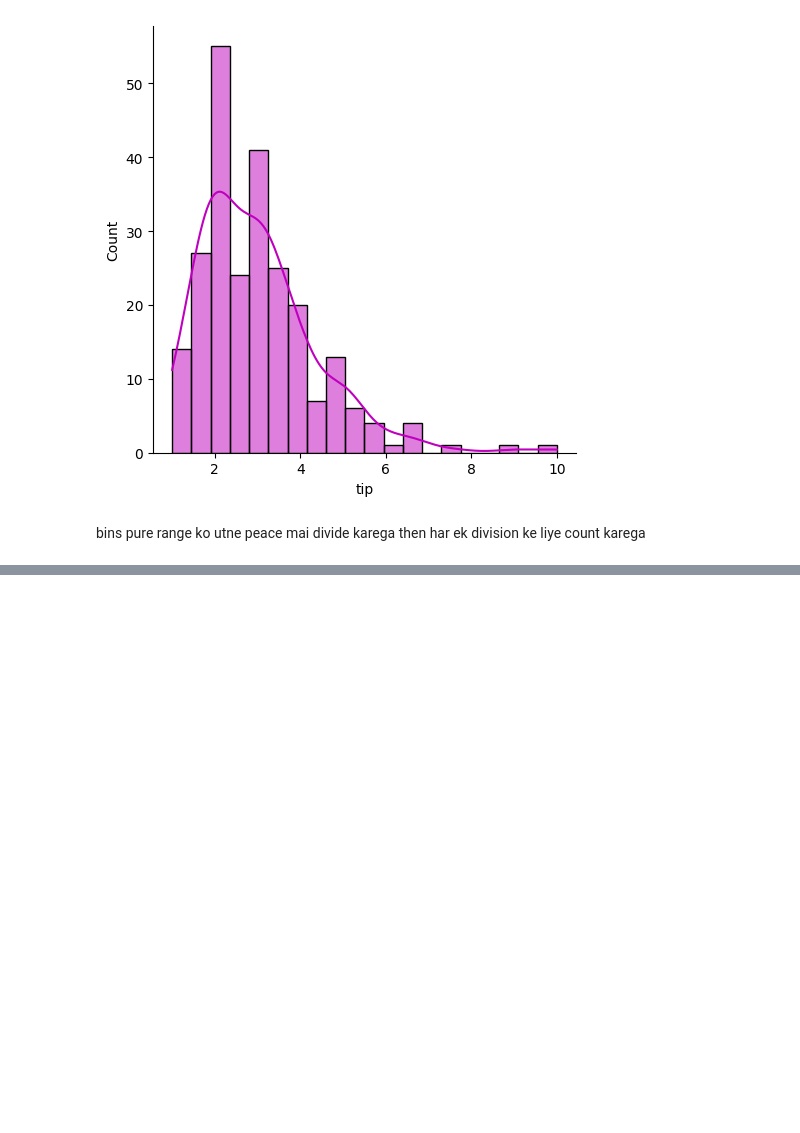
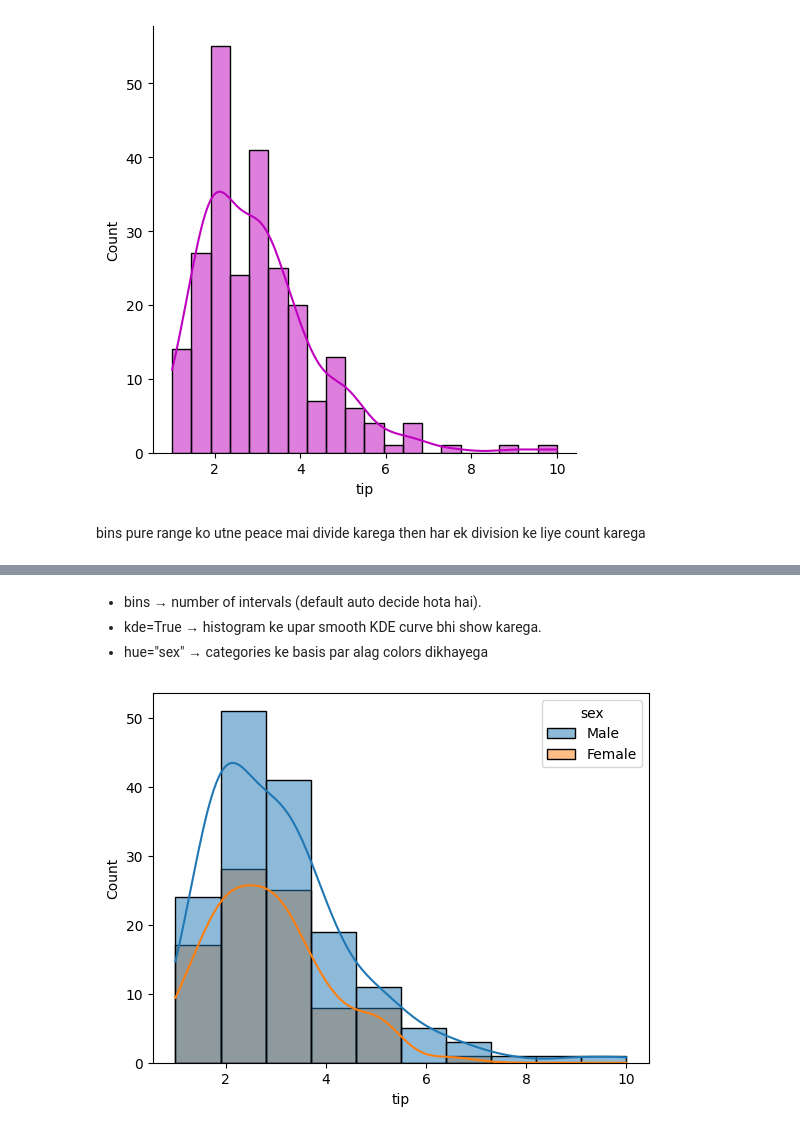
Before and after one commit to MithunKumarRajak/Machine-Learning, a Jupyter notebook: Seaborn/Distribution_Plots.ipynb, the cells around one changed output, grey strips where cells are left out. Cells and saved outputs as stored; diff of their text form; code cells hidden in the pictures; blank space fills up the shorter version.

Commit message:
about the histplot()

```diff
--- a/Seaborn/Distribution_Plots.ipynb
+++ b/Seaborn/Distribution_Plots.ipynb
@@ -55,0 +60,9 @@ sns.displot(x='total_bill',data=data,kind='kde')
+# %% [markdown]
+- bins → number of intervals (default auto decide hota hai).
+- kde=True → histogram ke upar smooth KDE curve bhi show karega.
+- hue="sex" → categories ke basis par alag colors dikhayega
+# %%
+sns.histplot(x='tip',data=data,bins=10,kde=True,hue='sex')
+plt.show()
+# %% [output]
+[figure, added]
```
Also changed, not shown: parts of 2 cells of this notebook.
